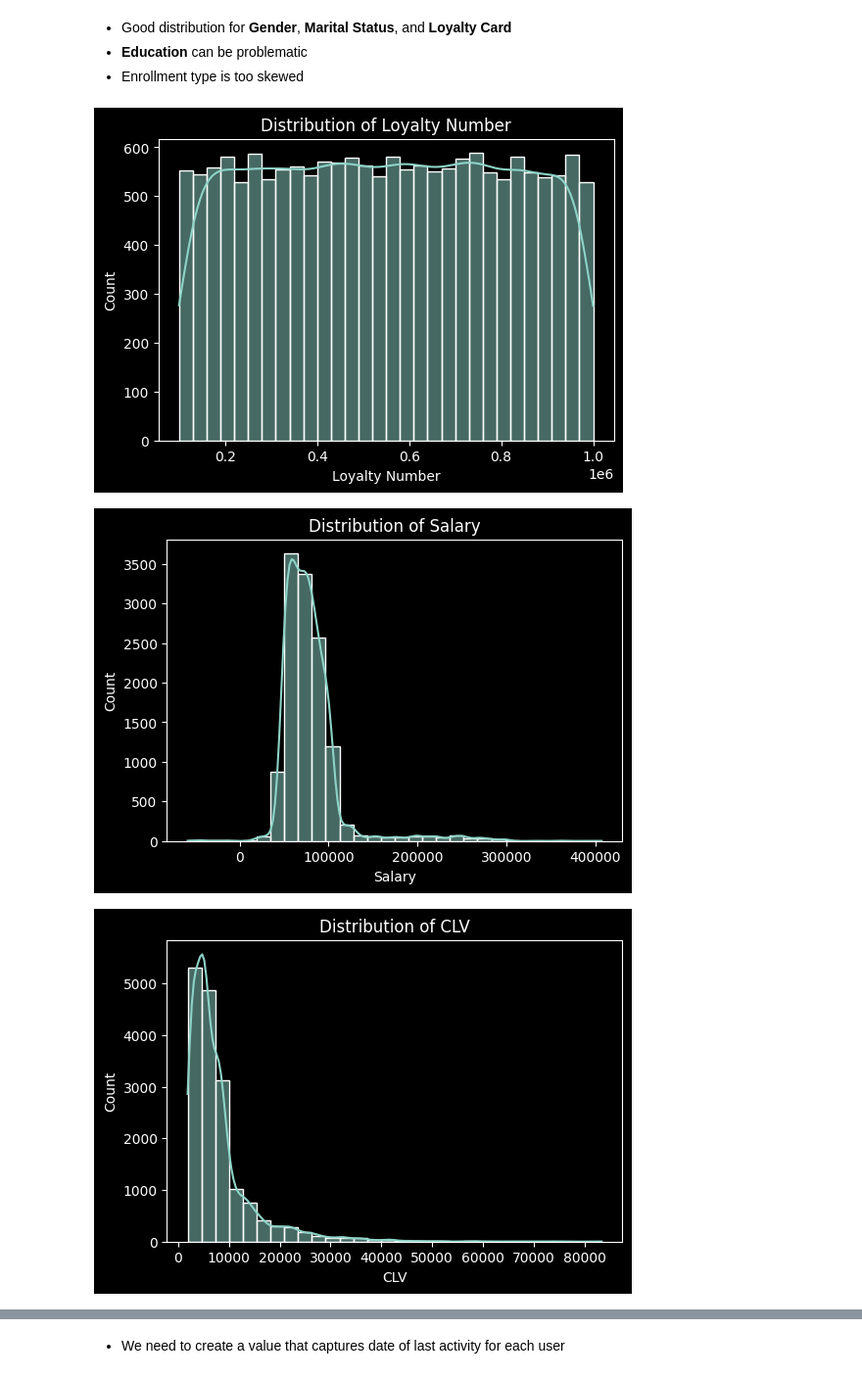
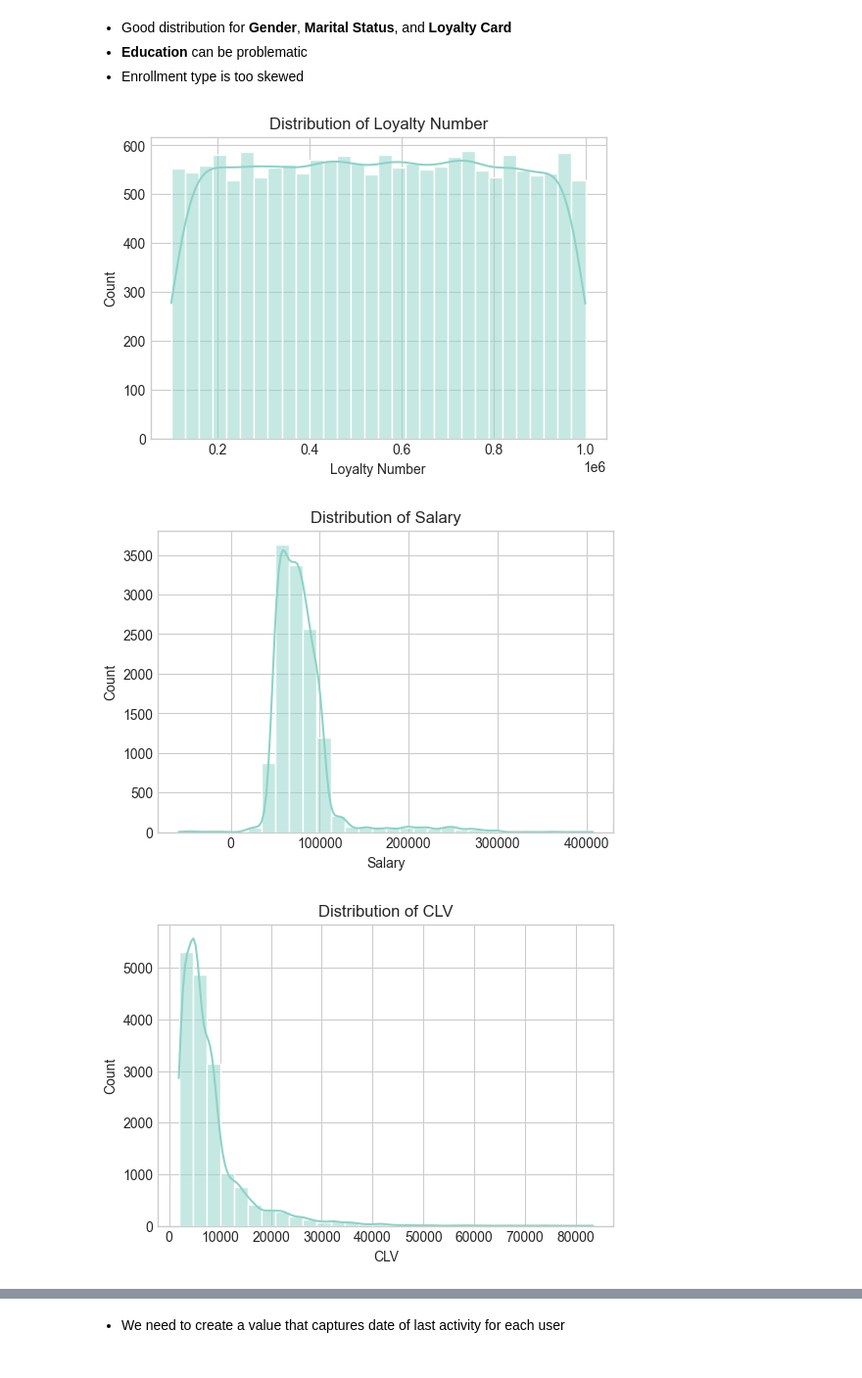
Before and after one commit to TangoDown503/customer-loyalty-analysis, a Jupyter notebook: notebooks/data_preparation.ipynb, the cells around one changed output, grey strips where cells are left out. Shown at 98% size. Cells and saved outputs as stored; diff of their text form; code cells hidden in the pictures.

```diff
--- a/notebooks/data_preparation.ipynb
+++ b/notebooks/data_preparation.ipynb
@@ -151,12 +150,13 @@ Standard       | 15766 |  94.20%
 # %%
 numeric_cols = loyalty.select_dtypes(include=["int64", "float64"]).columns
 
 for col in numeric_cols:
+    plt.style.use('seaborn-v0_8-whitegrid')
     plt.figure(figsize=(6,4))
     sns.histplot(loyalty[col], bins=30, kde=True)
     plt.title(f"Distribution of {col}")
     plt.show()
 # %% [output]
-[figure, old version]
+[figure, new version]
-[figure, old version]
+[figure, new version]
-[figure, old version]
+[figure, new version]
```
Also changed, not shown: parts of 5 cells of this notebook, 6 other files.
